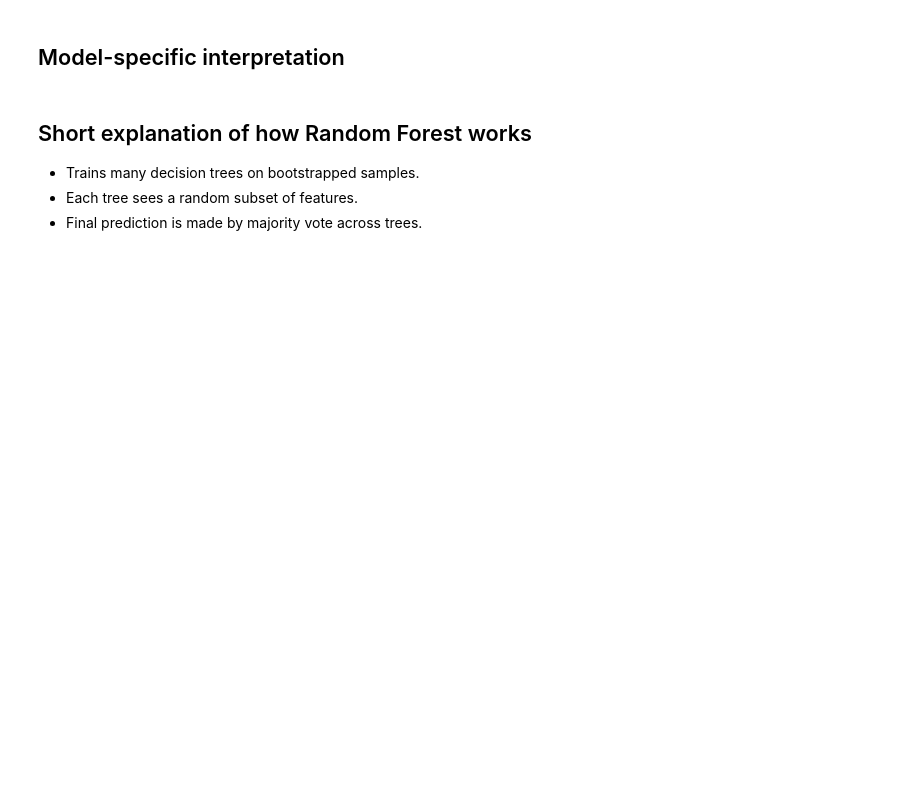
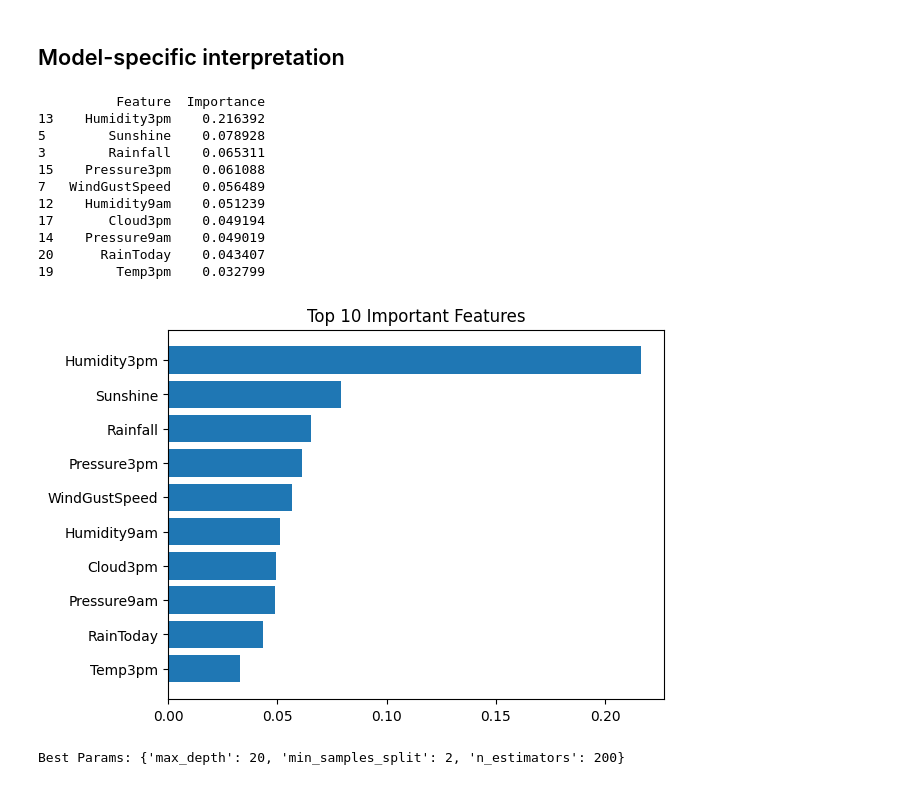
Before and after one commit to JamesSembukuttiarachchi/rain_in_australia, a Jupyter notebook: 03_random_forest_weatherAUS.ipynb, the cells around one changed output. Drawn from its saved outputs; the diff is of its cells as text; code cells hidden in the pictures; blank space fills up the shorter version.

```diff
--- a/03_random_forest_weatherAUS.ipynb
+++ b/03_random_forest_weatherAUS.ipynb
@@ -130,21 +190,2 @@ print("Test shape:", X_test.shape)
 # %% [markdown]
 ## Train Random Forest
-# %%
-
-from sklearn.ensemble import RandomForestClassifier
-
-model = Pipeline(steps=[
-    ("preprocessor", preprocessor),
-    ("classifier", RandomForestClassifier(
-        n_estimators=200,
-        max_depth=18,
-        min_samples_split=20,
-        min_samples_leaf=8,
-        class_weight="balanced_subsample",
-        n_jobs=-1,
-        random_state=42
-    ))
-])
-
-model.fit(X_train, y_train)
-print("Model training complete.")
@@ -210,6 +328,51 @@ plt.show()
-# %% [markdown]
-## Short explanation of how Random Forest works
-
-- Trains many decision trees on bootstrapped samples.
-- Each tree sees a random subset of features.
-- Final prediction is made by majority vote across trees.
+# %%
+importances = rf.feature_importances_
+feature_names = X.columns
+
+feat_df = pd.DataFrame({
+    "Feature": feature_names,
+    "Importance": importances
+}).sort_values(by="Importance", ascending=False)
+
+print(feat_df.head(10))
+
+# Plot
+plt.figure()
+plt.barh(feat_df["Feature"][:10], feat_df["Importance"][:10])
+plt.gca().invert_yaxis()
+plt.title("Top 10 Important Features")
+plt.show()
+# %% [output]
+          Feature  Importance
+13    Humidity3pm    0.216392
+5        Sunshine    0.078928
+3        Rainfall    0.065311
+15    Pressure3pm    0.061088
+7   WindGustSpeed    0.056489
+12    Humidity9am    0.051239
+17       Cloud3pm    0.049194
+14    Pressure9am    0.049019
+20      RainToday    0.043407
+19        Temp3pm    0.032799
+[figure, added]
+# %%
+param_grid = {
+    "n_estimators": [100, 200],
+    "max_depth": [10, 15, 20],
+    "min_samples_split": [2, 5]
+}
+
+grid = GridSearchCV(
+    RandomForestClassifier(random_state=42),
+    param_grid,
+    cv=3,
+    n_jobs=-1
+)
+
+grid.fit(X_train, y_train)
+
+print("Best Params:", grid.best_params_)
+
+best_rf = grid.best_estimator_
+# %% [output]
+Best Params: {'max_depth': 20, 'min_samples_split': 2, 'n_estimators': 200}
```
Also changed, not shown: parts of 12 cells of this notebook.
